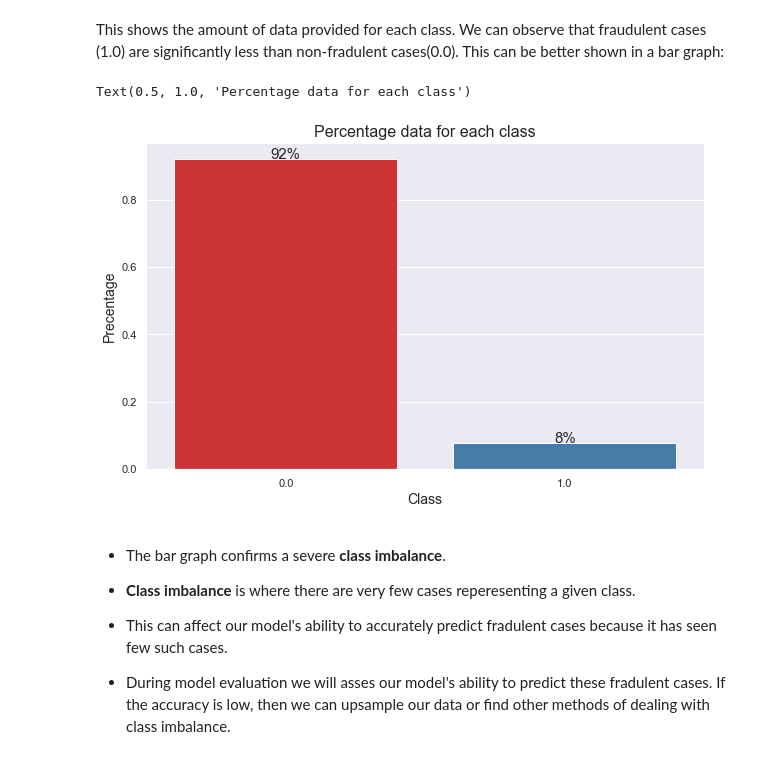
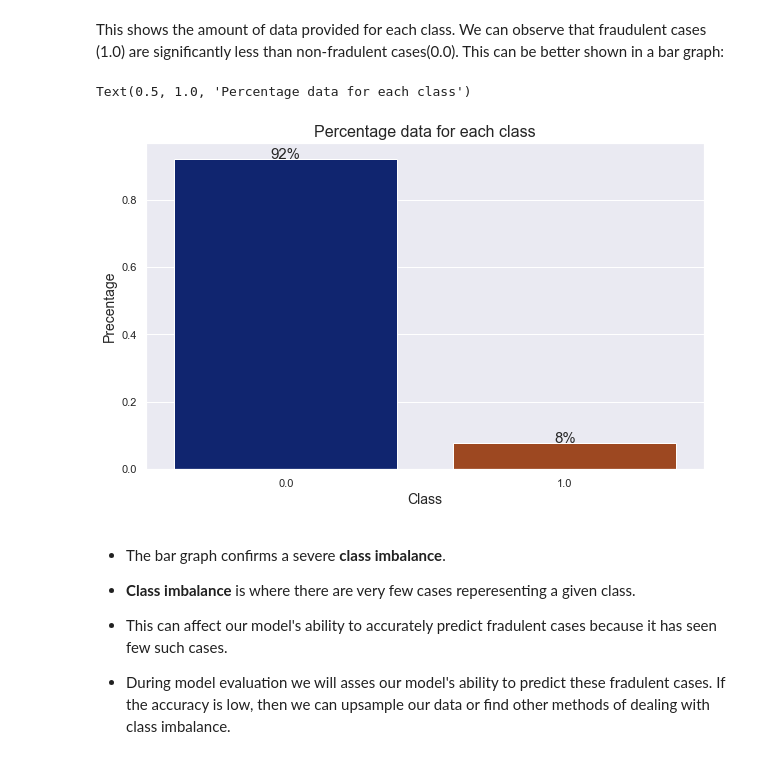
Before and after one commit to Sodiq-Olamide/fraud-detection-in-electricity-and-gas-consumption, a Jupyter notebook: main.ipynb, the cells around one changed output. Cells and saved outputs as stored; diff of their text form; code cells hidden in the pictures.

```diff
--- a/main.ipynb
+++ b/main.ipynb
@@ -322,23 +322,23 @@ This shows the amount of data provided for each class. We can observe that  frau
 # %%
 #How many data samples are provided for each class
 plt.figure(figsize=(10,6))
-g = sns.barplot(train_df['target'], train_df['target'], palette='Set1', estimator=lambda x: len(x) / len(train_df))
+g = sns.barplot(train_df['target'], train_df['target'], palette='dark', estimator=lambda x: len(x) / len(train_df))
 
 for p in g.patches:
     width, height = p.get_width(), p.get_height()
     x, y = p.get_xy()
     g.text(x+width/2,
            y+height,
            '{:.0%}'.format(height),
            horizontalalignment='center',fontsize=15)
 
 #Setting the labels
 plt.xlabel('Class', fontsize=14)
 plt.ylabel('Precentage', fontsize=14)
 plt.title('Percentage data for each class', fontsize=16)
 # %% [output]
 Text(0.5, 1.0, 'Percentage data for each class')
-[figure, old version]
+[figure, new version]
 # %% [markdown]
 * The bar graph confirms a severe **class imbalance**.
 * **Class imbalance** is where there are very few cases reperesenting a given class.
```
Also changed, not shown: parts of 13 cells of this notebook, 2 other files.
